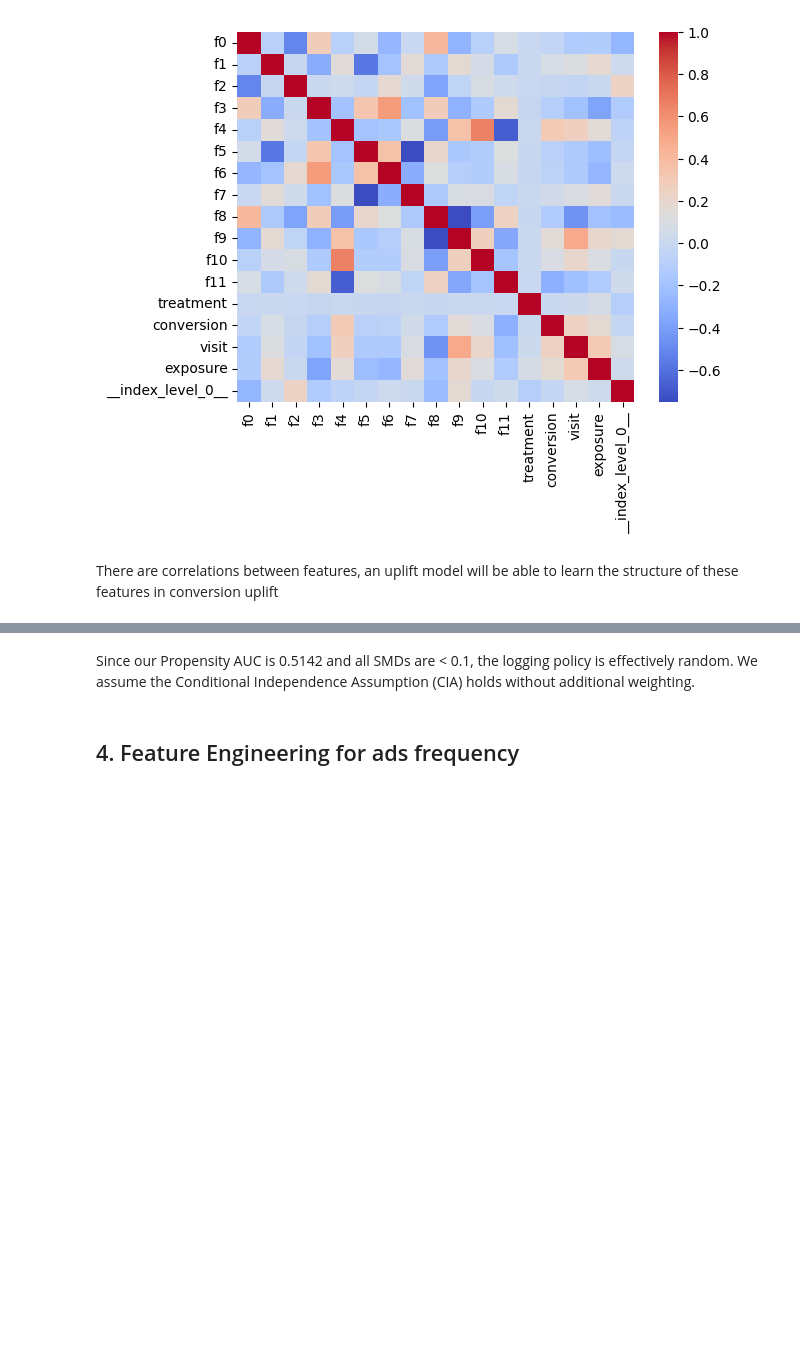
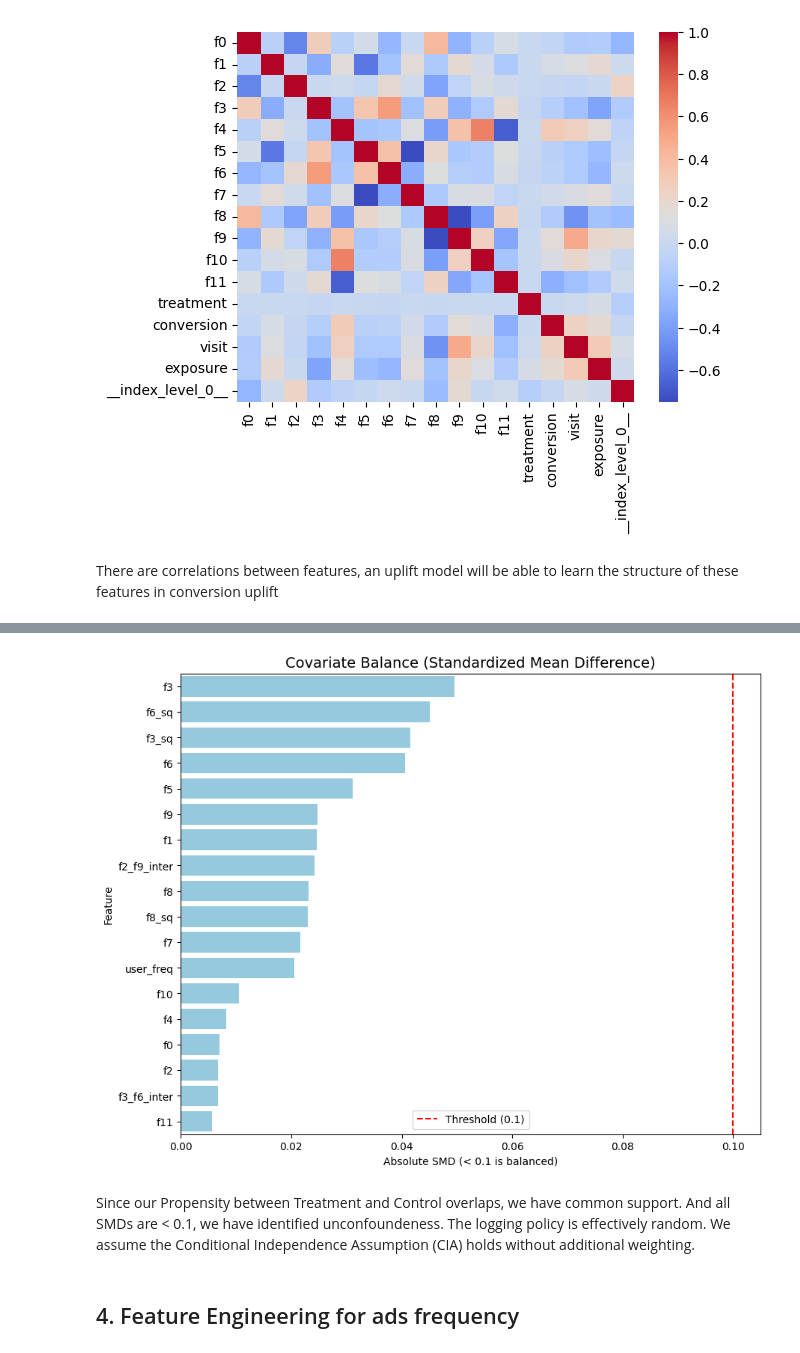
Before and after one commit to quannm11/intelligent-causal-dsp, a Jupyter notebook: notebooks/01_EDA.ipynb, the cells around one changed output, grey strips where cells are left out. Cells and saved outputs as stored; diff of their text form; code cells hidden in the pictures; blank space fills up the shorter version.

```diff
--- a/notebooks/01_EDA.ipynb
+++ b/notebooks/01_EDA.ipynb
@@ -117,5 +115,27 @@ Propensity Score AUC: 0.5142
+# %%
+treated = df[df[TREATMENT] == 1]
+control = df[df[TREATMENT] == 0]
+
+smd_data = []
+for col in FEATURES:
+    mu_t, mu_c = treated[col].mean(), control[col].mean()
+    std_pooled = np.sqrt((treated[col].var() + control[col].var()) / 2)
+    smd = (mu_t - mu_c) / std_pooled
+    smd_data.append({'Feature': col, 'SMD': abs(smd)})
+
+smd_df = pd.DataFrame(smd_data).sort_values('SMD', ascending=False)
+
+plt.figure(figsize=(10, 8))
+sns.barplot(x='SMD', y='Feature', data=smd_df, color='skyblue')
+plt.axvline(0.1, color='red', linestyle='--', label='Threshold (0.1)')
+plt.title('Covariate Balance (Standardized Mean Difference)', fontsize=14)
+plt.xlabel('Absolute SMD (< 0.1 is balanced)')
+plt.legend()
+plt.show()
+# %% [output]
+[figure, added]
 # %% [markdown]
-Since our Propensity AUC is 0.5142 and all SMDs are < 0.1, the logging policy is effectively random. We assume the Conditional Independence Assumption (CIA) holds without additional weighting.
+Since our Propensity between Treatment and Control overlaps, we have common support. And all SMDs are < 0.1, we have identified unconfoundeness. The logging policy is effectively random. We assume the Conditional Independence Assumption (CIA) holds without additional weighting.
 # %% [markdown]
 ## 4. Feature Engineering for ads frequency
 # %%
```
Also changed, not shown: parts of 7 cells of this notebook.
